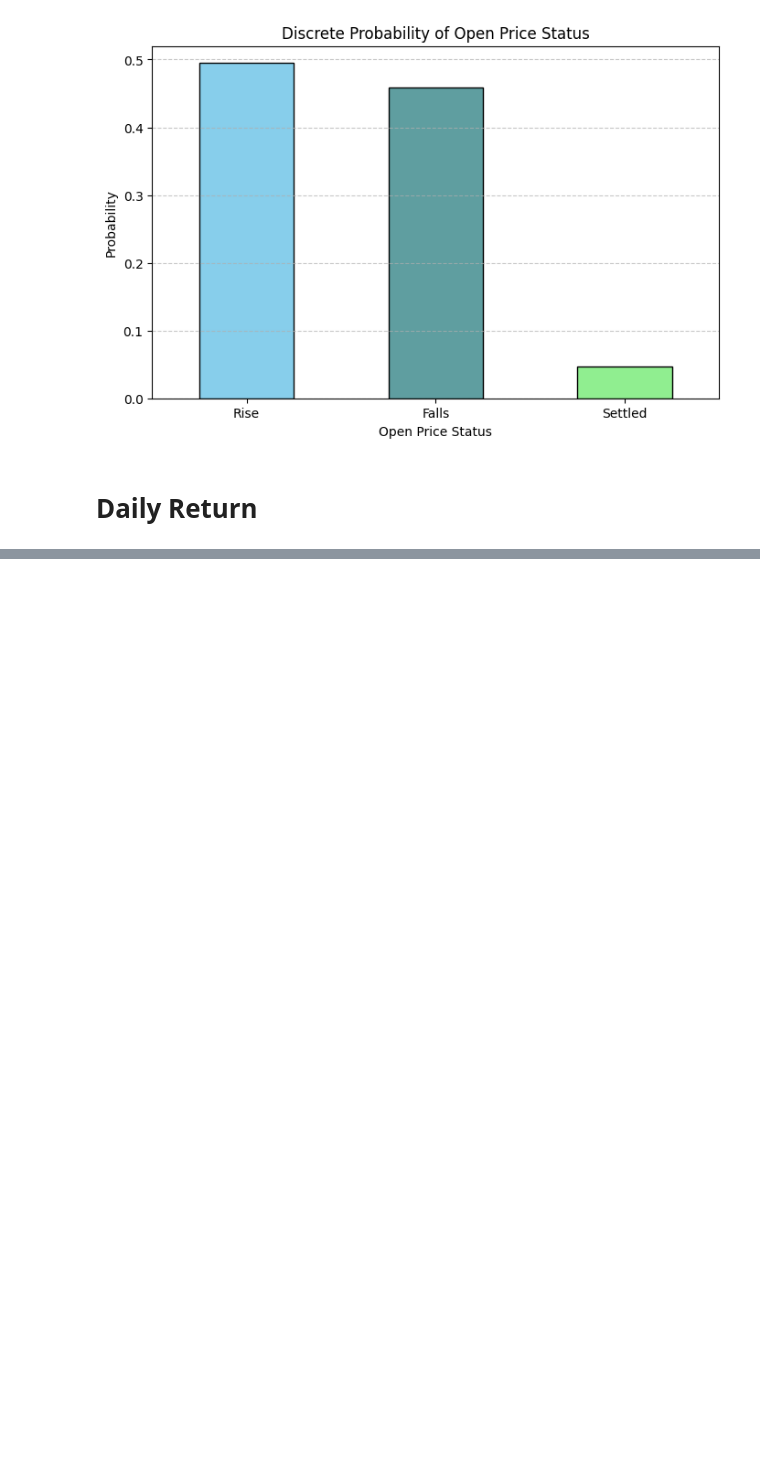
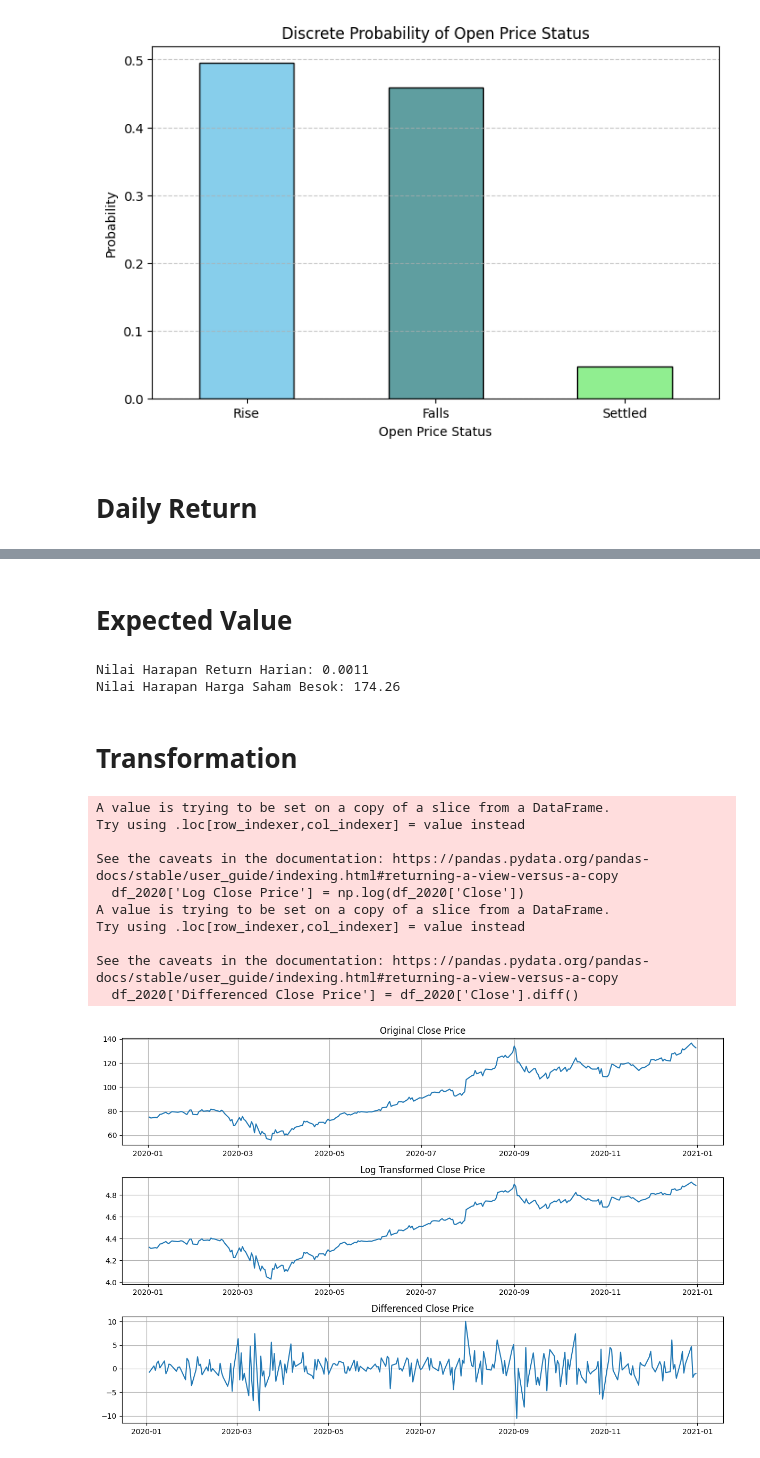
Before and after one commit to dhiiil/inferential-statistic, a Jupyter notebook: Dataset_Inference_Test/notebook/data_analysis.ipynb, the cells around one changed output, grey strips where cells are left out. Drawn from its saved outputs; the diff is of its cells as text; code cells hidden in the pictures; blank space fills up the shorter version.

```diff
--- a/Dataset_Inference_Test/notebook/data_analysis.ipynb
+++ b/Dataset_Inference_Test/notebook/data_analysis.ipynb
@@ -150,0 +186,57 @@ plt.show()
+# %% [markdown]
+# Expected Value
+# %%
+# 2. Menghitung Nilai Harapan Return Harian
+expected_daily_return = df_copy['daily_return'].mean()
+
+# 3. Menghitung Nilai Harapan Harga Saham di Masa Depan (misal: besok)
+current_price = df_copy['Close'].iloc[-1]  # Harga hari ini (hari terakhir)
+expected_price_tomorrow = current_price * (1 + expected_daily_return)
+
+# Tampilkan hasil
+print(f"Nilai Harapan Return Harian: {expected_daily_return:.4f}")
+print(f"Nilai Harapan Harga Saham Besok: {expected_price_tomorrow:.2f}")
+# %% [output]
+Nilai Harapan Return Harian: 0.0011
+Nilai Harapan Harga Saham Besok: 174.26
+# %% [markdown]
+# Transformation
+# %%
+# 1. Log Transformasi
+df_2020['Log Close Price'] = np.log(df_2020['Close'])
+
+# 2. Differencing
+df_2020['Differenced Close Price'] = df_2020['Close'].diff()
+
+# Plot Original, Log-Transformed, and Differenced Close Price
+plt.figure(figsize=(12, 8))
+
+plt.subplot(3, 1, 1)
+plt.plot(df_2020['Date'], df_2020['Close'])
+plt.title('Original Close Price')
+plt.grid(True)
+
+plt.subplot(3, 1, 2)
+plt.plot(df_2020['Date'], df_2020['Log Close Price'])
+plt.title('Log Transformed Close Price')
+plt.grid(True)
+
+plt.subplot(3, 1, 3)
+plt.plot(df_2020['Date'], df_2020['Differenced Close Price'])
+plt.title('Differenced Close Price')
+plt.grid(True)
+
+plt.tight_layout()
+plt.show()
+# %% [output]
+A value is trying to be set on a copy of a slice from a DataFrame.
+Try using .loc[row_indexer,col_indexer] = value instead
+
+See the caveats in the documentation: https://pandas.pydata.org/pandas-docs/stable/user_guide/indexing.html#returning-a-view-versus-a-copy
+  df_2020['Log Close Price'] = np.log(df_2020['Close'])
+A value is trying to be set on a copy of a slice from a DataFrame.
+Try using .loc[row_indexer,col_indexer] = value instead
+
+See the caveats in the documentation: https://pandas.pydata.org/pandas-docs/stable/user_guide/indexing.html#returning-a-view-versus-a-copy
+  df_2020['Differenced Close Price'] = df_2020['Close'].diff()
+[figure, added]
```
Also changed, not shown: parts of 22 cells of this notebook.
